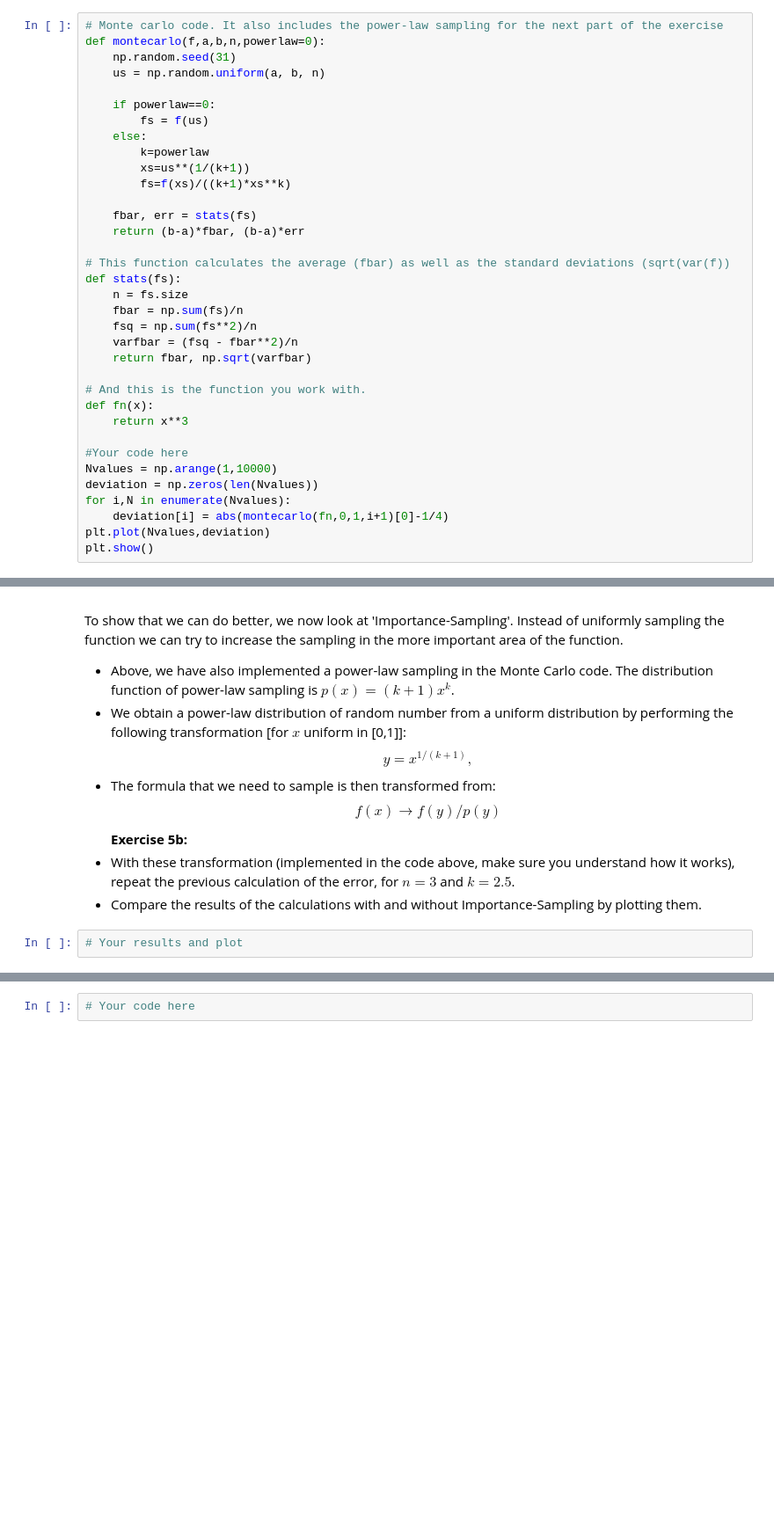
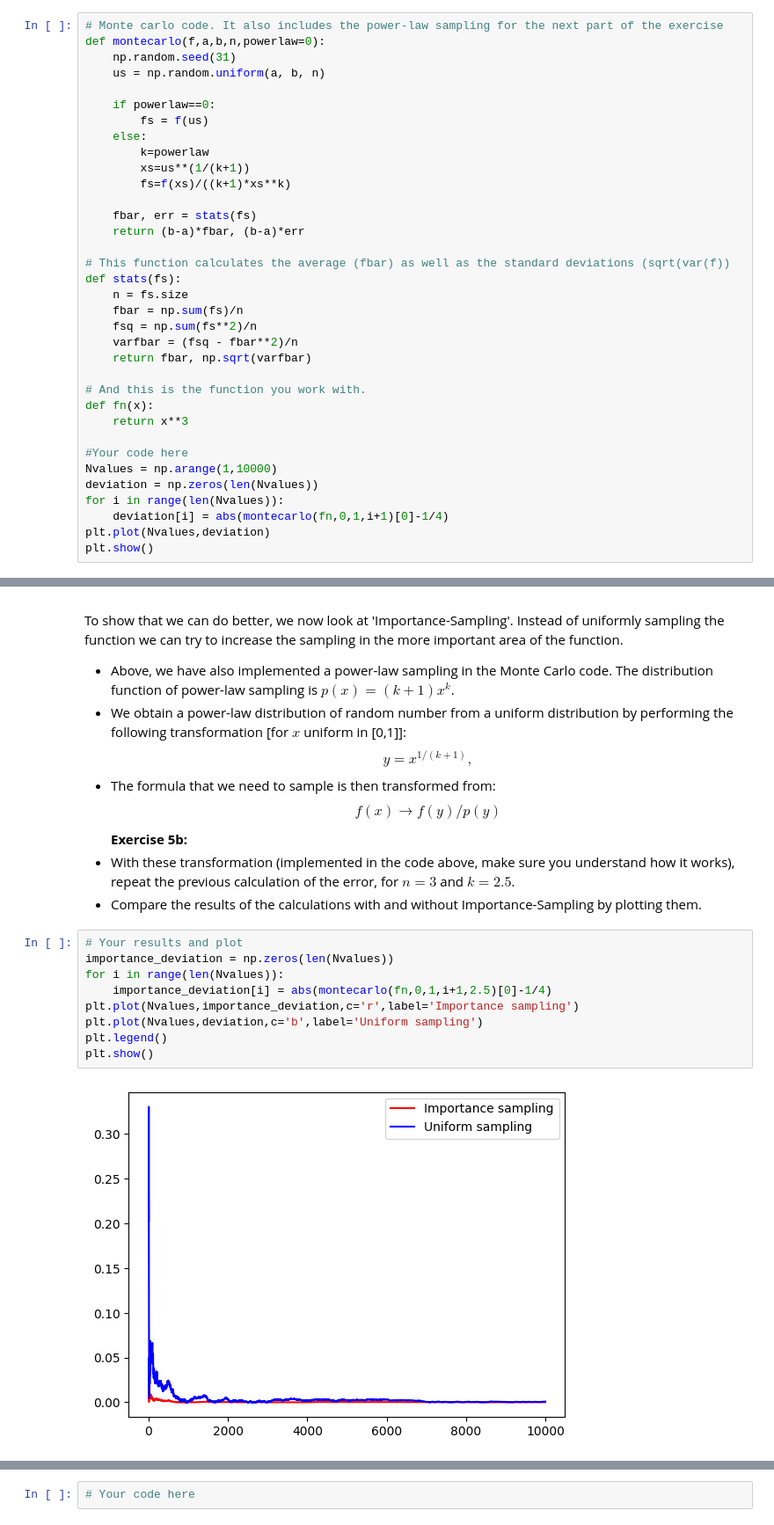
Before and after one commit to ufotermiten/Integration-LP4, a Jupyter notebook: SEE125_Integration_Group045.ipynb, the cells around one changed output, grey strips where cells are left out. Shown at 88% size. Saved outputs shown, nothing was run; the diff lists cells and outputs as text; blank space fills up the shorter version.

```diff
--- a/SEE125_Integration_Group045.ipynb
+++ b/SEE125_Integration_Group045.ipynb
@@ -313,7 +313,7 @@ def fn(x):
 #Your code here
 Nvalues = np.arange(1,10000)
 deviation = np.zeros(len(Nvalues))
-for i,N in enumerate(Nvalues):
+for i in range(len(Nvalues)):
     deviation[i] = abs(montecarlo(fn,0,1,i+1)[0]-1/4)
 plt.plot(Nvalues,deviation)
 plt.show()
@@ -338,6 +338,15 @@ f(x) \longrightarrow f(y)/p(y)
 - Compare the results of the calculations with and without Importance-Sampling by plotting them.
 # %%
 # Your results and plot
+importance_deviation = np.zeros(len(Nvalues))
+for i in range(len(Nvalues)):
+    importance_deviation[i] = abs(montecarlo(fn,0,1,i+1,2.5)[0]-1/4)
+plt.plot(Nvalues,importance_deviation,c='r',label='Importance sampling')
+plt.plot(Nvalues,deviation,c='b',label='Uniform sampling')
+plt.legend()
+plt.show()
+# %% [output]
+[figure, added]
 # %% [markdown]
 ## Exercise 6: Monte Carlo integration to determine a Volume
 
```
